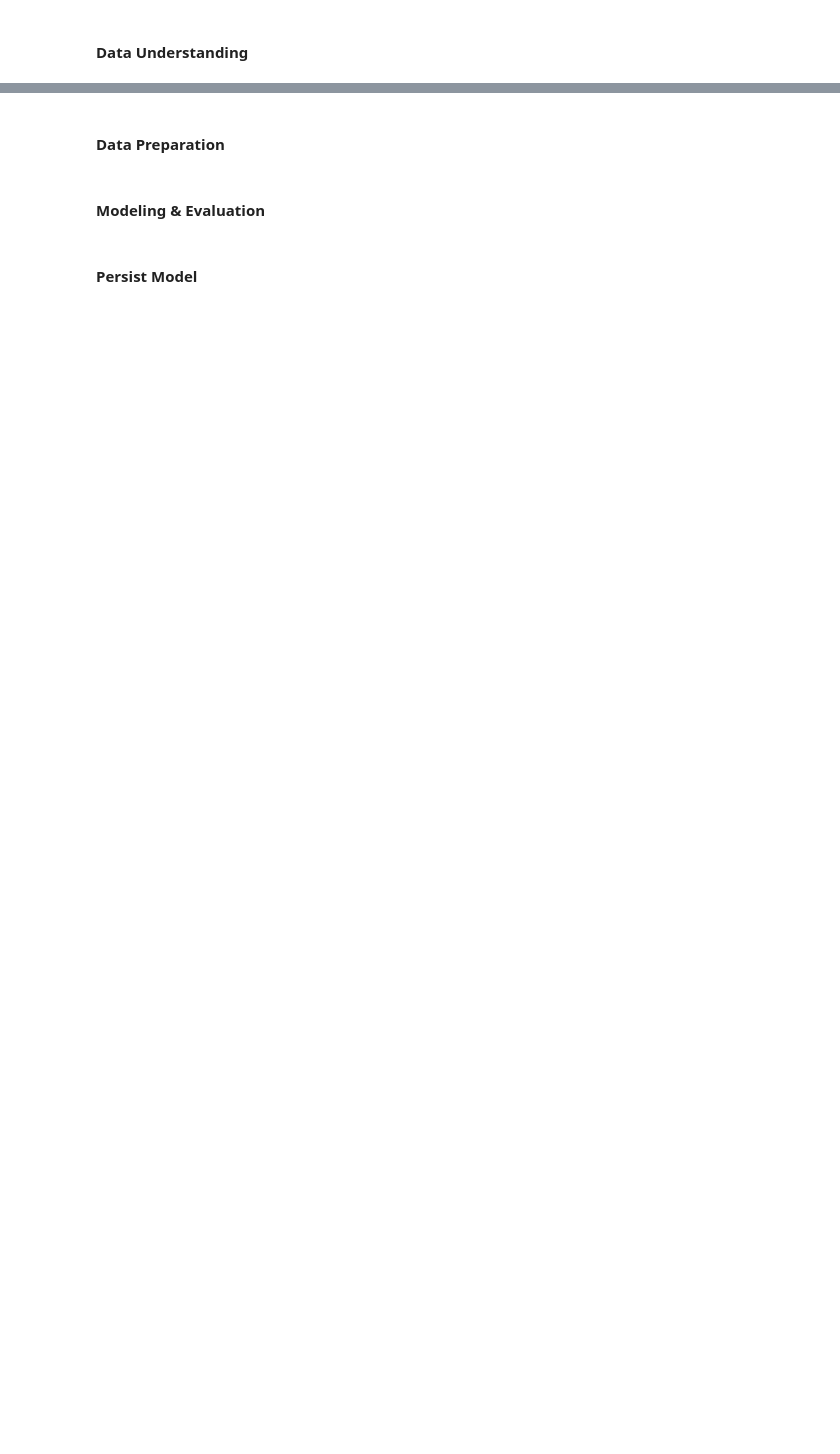
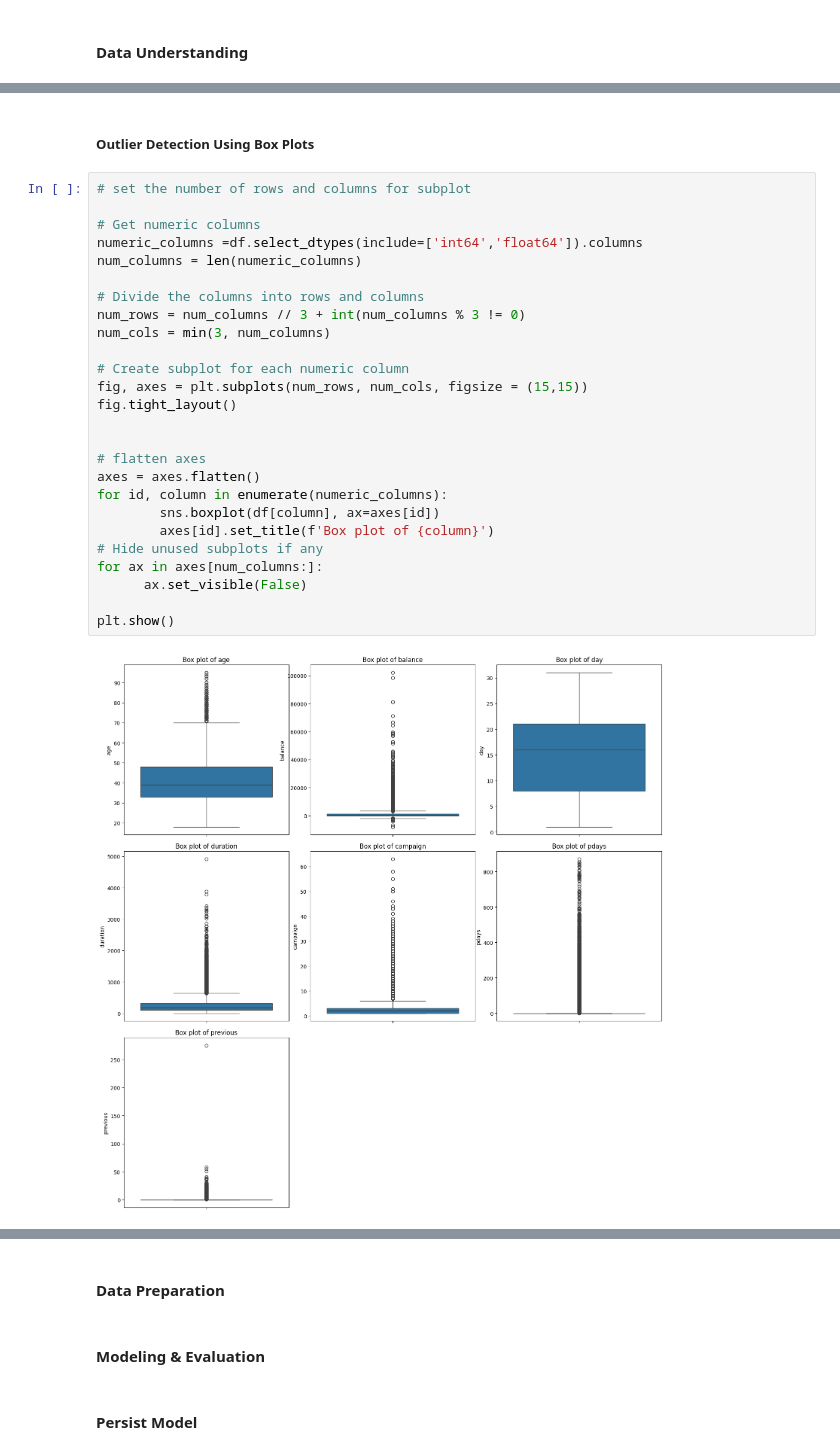
Before and after one commit to adubrightkwartengsnr/Customer_Subscription_Model, a Jupyter notebook: notebooks/customer_subscription.ipynb, the cells around one changed output, grey strips where cells are left out. Cells and saved outputs as stored; diff of their text form; blank space fills up the shorter version.

```diff
--- a/notebooks/customer_subscription.ipynb
+++ b/notebooks/customer_subscription.ipynb
@@ -78,0 +387,30 @@ hello
+# %% [markdown]
+##### Outlier Detection Using Box Plots
+# %%
+# set the number of rows and columns for subplot
+
+# Get numeric columns
+numeric_columns =df.select_dtypes(include=['int64','float64']).columns
+num_columns = len(numeric_columns)
+
+# Divide the columns into rows and columns
+num_rows = num_columns // 3 + int(num_columns % 3 != 0)
+num_cols = min(3, num_columns)
+
+# Create subplot for each numeric column
+fig, axes = plt.subplots(num_rows, num_cols, figsize = (15,15))
+fig.tight_layout()
+
+
+# flatten axes
+axes = axes.flatten()
+for id, column in enumerate(numeric_columns):
+        sns.boxplot(df[column], ax=axes[id])
+        axes[id].set_title(f'Box plot of {column}')
+# Hide unused subplots if any
+for ax in axes[num_columns:]:
+      ax.set_visible(False)
+
+plt.show()
+# %% [output]
+[figure, added]
```
Also changed, not shown: parts of 59 cells of this notebook, 5 other files.
